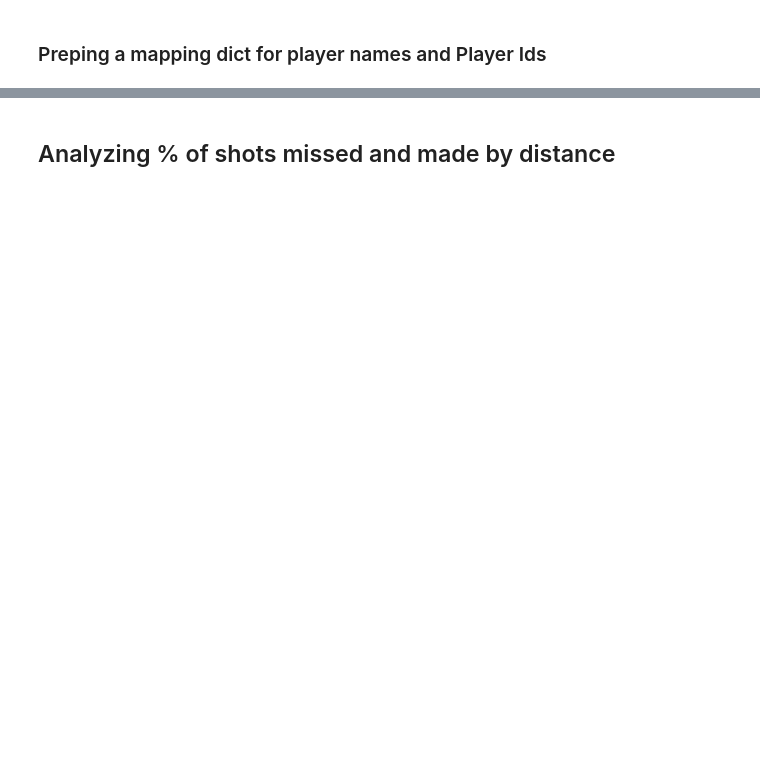
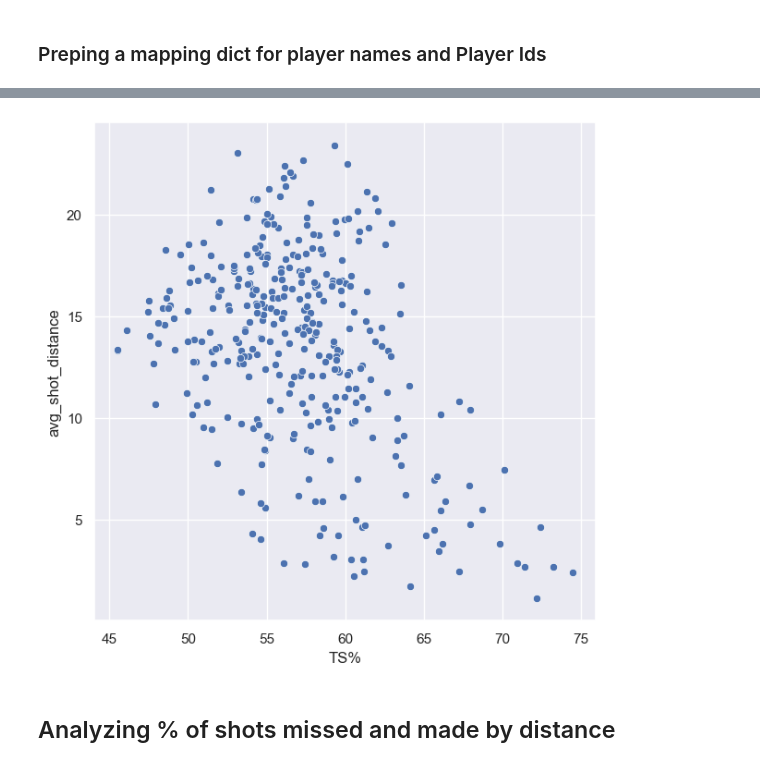
Before and after one commit to zachmort/nba_PBP_analysis, a Jupyter notebook: Season_pbp_20-21.ipynb, the cells around one changed output, grey strips where cells are left out. Cells and saved outputs as stored; diff of their text form; code cells hidden in the pictures; blank space fills up the shorter version.

```diff
--- a/Season_pbp_20-21.ipynb
+++ b/Season_pbp_20-21.ipynb
@@ -326,3 +391,9 @@ sns.displot(df_groupby, x='TS%')
+# %%
+# Map TS% and average distance per shot for the whole season
+sns.set(rc={'figure.figsize':(7,7)})
+sns.scatterplot(df_groupby_season, x='TS%', y='avg_shot_distance');
+# %% [output]
+[figure, added]
 # %% [markdown]
 ## Analyzing % of shots missed and made by distance
 # %%
```
Also changed, not shown: parts of 42 cells of this notebook.
